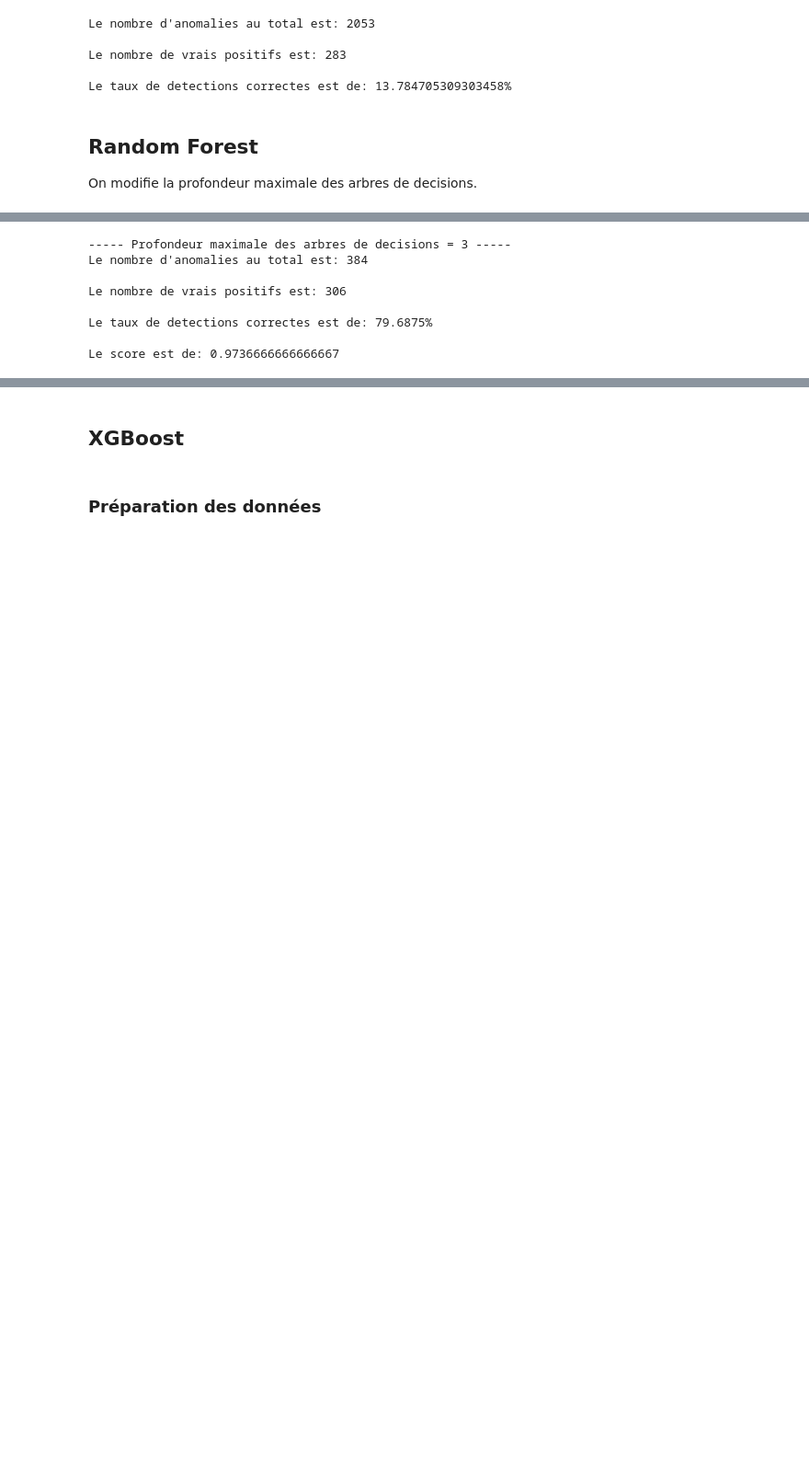
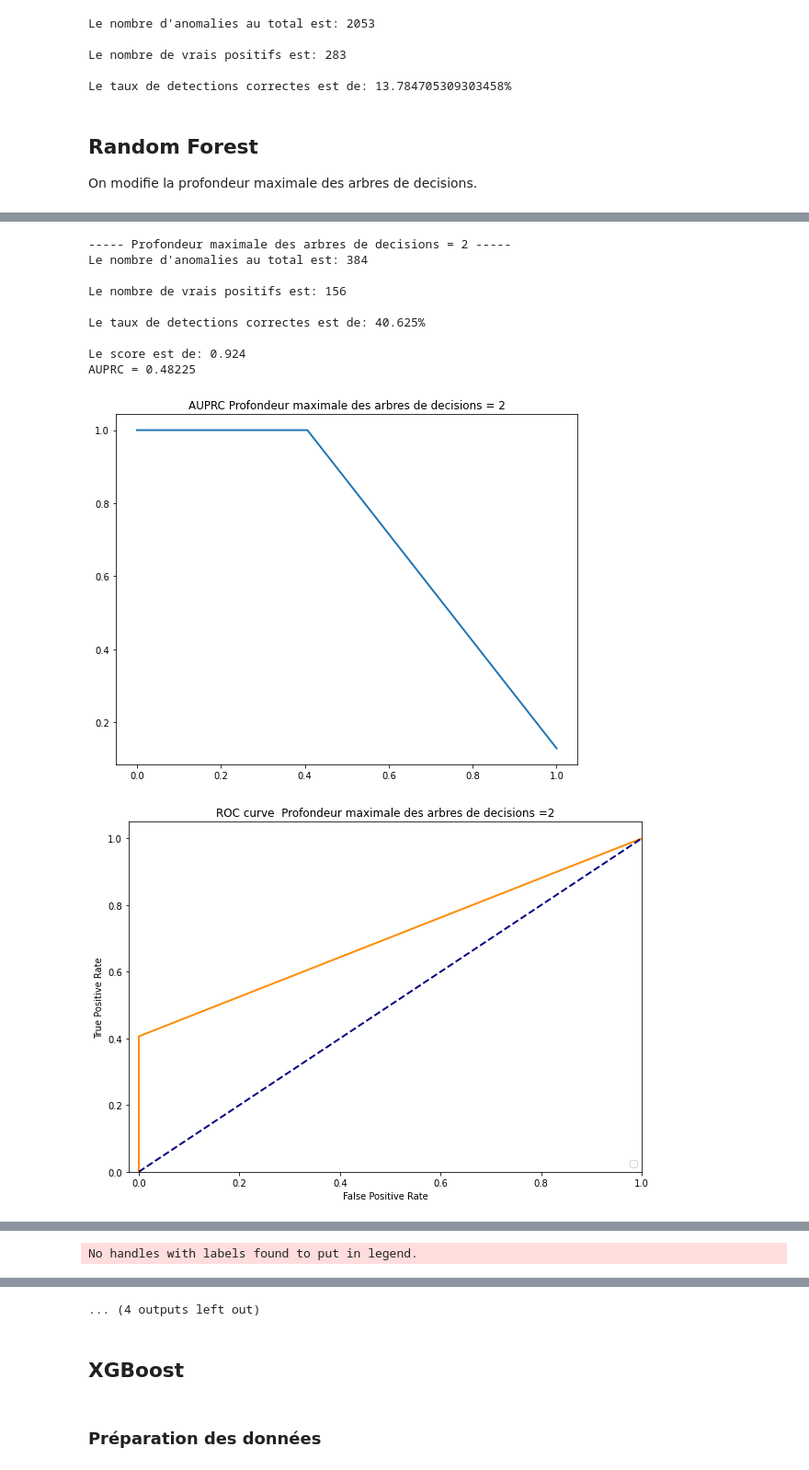
Before and after one commit to lnassabain/Anomaly-detection-and-prediction-for-Water-treatment-system, a Jupyter notebook: clean_data.ipynb, the cells around one changed output, grey strips where cells are left out. Shown at 92% size. Drawn from its saved outputs; the diff is of its cells as text; code cells hidden in the pictures; blank space fills up the shorter version.

Commit message:
ajout des auprc et roc pour random forest

```diff
--- a/clean_data.ipynb
+++ b/clean_data.ipynb
@@ -885,26 +885,60 @@ On modifie la profondeur maximale des arbres de decisions.
 # %%
 from sklearn.model_selection import train_test_split
 from sklearn.ensemble import RandomForestClassifier
+from sklearn.metrics import average_precision_score
+from sklearn.metrics import precision_recall_curve
+from sklearn.metrics import roc_curve, auc
 
 X_train, X_test, y_train, y_test = train_test_split(X, Y, test_size = 0.2,\
                                                     random_state=5)
 for i in range(2, 6):
-    clf = RandomForestClassifier(max_depth=i, random_state=0)
-    clf.fit(X_train, y_train)
+      clf = RandomForestClassifier(max_depth=i, random_state=0)
+      clf.fit(X_train, y_train)
 
-    RFOutliers = clf.predict(X_test)
-    compTab =  y_test.copy()
-    compTab['RFOutliers'] = RFOutliers
+      RFOutliers = clf.predict(X_test)
+      compTab =  y_test.copy()
+      compTab['RFOutliers'] = RFOutliers
 
-    nbAnomaliesTest = len(y_test.loc[y_test['isAttack']=='1'])
+      nbAnomaliesTest = len(y_test.loc[y_test['isAttack']=='1'])
 
-    nbTruePos = len(compTab.loc[(compTab['isAttack']=='1') &\
-                            (compTab['RFOutliers']=='1')])
-    print("----- Profondeur maximale des arbres de decisions = " + str(i) + " -----")
-    print("Le nombre d'anomalies au total est: " + str(nbAnomaliesTest)+"\n")
-    print("Le nombre de vrais positifs est: " + str(nbTruePos)+ "\n")
-    print("Le taux de detections correctes est de: " + \
-          str(nbTruePos*100/nbAnomaliesTest) +"%\n")
-    print("Le score est de: " + \
-          str(clf.score(X_test, y_test)))
+      nbTruePos = len(compTab.loc[(compTab['isAttack']=='1') &\
+                              (compTab['RFOutliers']=='1')])
+      print("----- Profondeur maximale des arbres de decisions = " + str(i) + " -----")
+      print("Le nombre d'anomalies au total est: " + str(nbAnomaliesTest)+"\n")
+      print("Le nombre de vrais positifs est: " + str(nbTruePos)+ "\n")
+      print("Le taux de detections correctes est de: " + \
+            str(nbTruePos*100/nbAnomaliesTest) +"%\n")
+      print("Le score est de: " + \
+            str(clf.score(X_test, y_test)))
+
+      #AUPRC (Area Under the Precision-Recall Curve)
+
+
+      #print([int(label) for label in RFOutliers ], y_test)
+      print('AUPRC = {}'.format(average_precision_score(y_true=y_test,\
+                                                      y_score=[int(label) for label in RFOutliers ],\
+                                                      pos_label='1')))
+      precision, recall, thresholds = precision_recall_curve(y_test,\
+                                                            [int(label) for label in RFOutliers ],\
+                                                            pos_label='1')
+
+      plt.figure(figsize=(9,7))
+      plt.title("AUPRC Profondeur maximale des arbres de decisions = " + str(i))
+      plt.plot(recall, precision, lw=2.0)
+      #ROC (Receiver Operating Characteristic)
+      fpr, tpr, thresholds = roc_curve(y_test, [int(label) for label in RFOutliers ] , pos_label='1')
+      roc_auc = auc(fpr, tpr)
+      # plt.figure(figsize=(9,7))
+      # plt.plot(fpr, tpr, lw=2.0)
+      plt.figure(figsize=(10,7))
+      lw = 2
+      plt.plot(fpr, tpr, color='darkorange', lw=lw)
+      plt.plot([0, 1], [0, 1], color='navy', lw=lw, linestyle='--')
+      plt.xlim([-0.02, 1.0])
+      plt.ylim([0.0, 1.05])
+      plt.xlabel('False Positive Rate')
+      plt.ylabel('True Positive Rate')
+      plt.title('ROC curve  Profondeur maximale des arbres de decisions =' + str(i))
+      plt.legend(loc="lower right")
+      plt.show()
 # %% [output]
@@ -919,8 +946,11 @@ Le score est de: 0.924
------ Profondeur maximale des arbres de decisions = 3 -----
+----- Profondeur maximale des arbres de decisions = 2 -----
 Le nombre d'anomalies au total est: 384
 
-Le nombre de vrais positifs est: 306
+Le nombre de vrais positifs est: 156
 
-Le taux de detections correctes est de: 79.6875%
+Le taux de detections correctes est de: 40.625%
 
-Le score est de: 0.9736666666666667
+Le score est de: 0.924
+AUPRC = 0.48225
+[figure, added]
+[figure, added]
@@ -942,0 +969 @@ Le score est de: 0.9973333333333333
+No handles with labels found to put in legend.
@@ -943,3 +981,4 @@ Le score est de: 0.9973333333333333
+... (4 outputs left out)
 # %% [markdown]
 ## XGBoost
 # %% [markdown]
```
Also changed, not shown: parts of 5 cells of this notebook.
